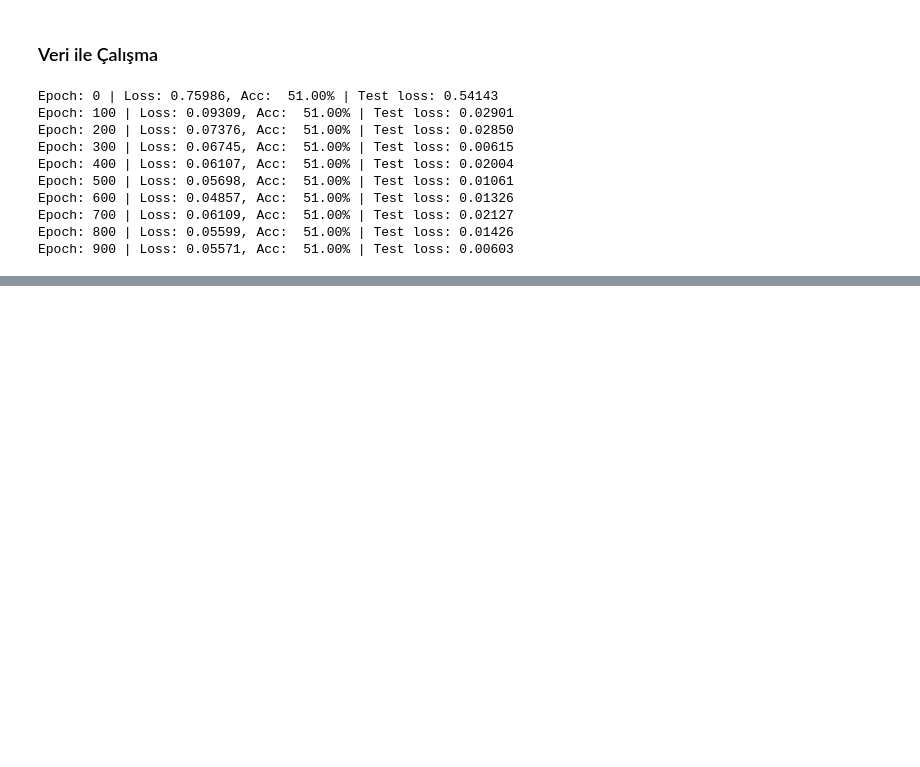
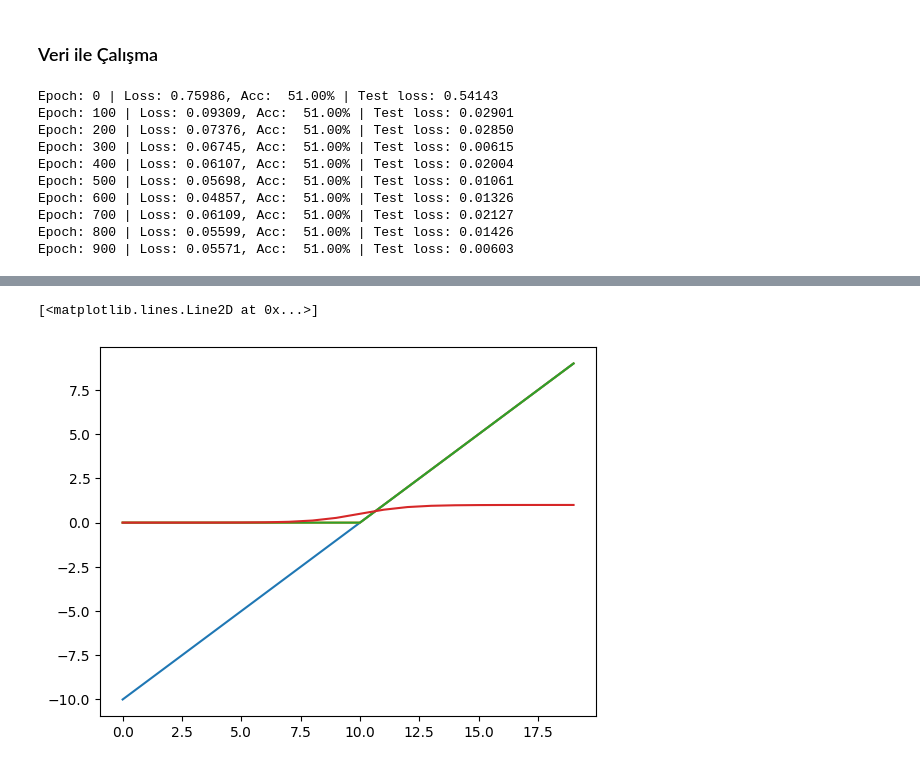
Before and after one commit to ugursirvermez/PyTorch_Education, a Jupyter notebook: 03_pytorch_nn_model_classification.ipynb, the cells around one changed output, grey strips where cells are left out. Drawn from its saved outputs; the diff is of its cells as text; code cells hidden in the pictures; blank space fills up the shorter version.

Commit message:
Colab kullanılarak oluşturuldu

```diff
--- a/03_pytorch_nn_model_classification.ipynb
+++ b/03_pytorch_nn_model_classification.ipynb
@@ -514,0 +608,18 @@ Epoch: 900 | Loss: 0.05571, Acc:  51.00% | Test loss: 0.00603
+# %%
+#tensör oluştur
+A = torch.arange(-10, 10, 1, dtype=torch.float32)
+
+plt.plot(A) #Doğrusal çizgi
+plt.plot(torch.relu(A)) # Doğrusal olmayan
+
+def relu(x): #Relu denkleminde 0'dan + sonsuza giden bir hesaplama fonskiyonu. Kullanmayacağız, çalışma mantığı için yazdık.
+	return torch.maximum(torch.tensor(0), x)
+
+plt.plot(relu(A))
+
+def sigmoid(x): #Bir S doğrusu çizer.
+	return 1 / (1+ torch.exp(-x))
+plt.plot(sigmoid(A))
+# %% [output]
+[<matplotlib.lines.Line2D at 0x...>]
+[figure, added]
```
Also changed, not shown: parts of 3 cells of this notebook.
